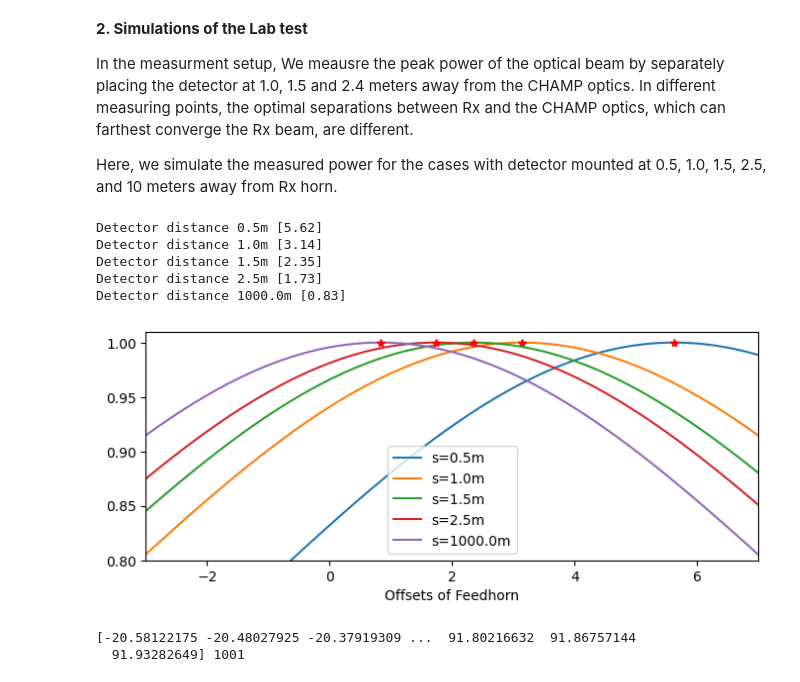
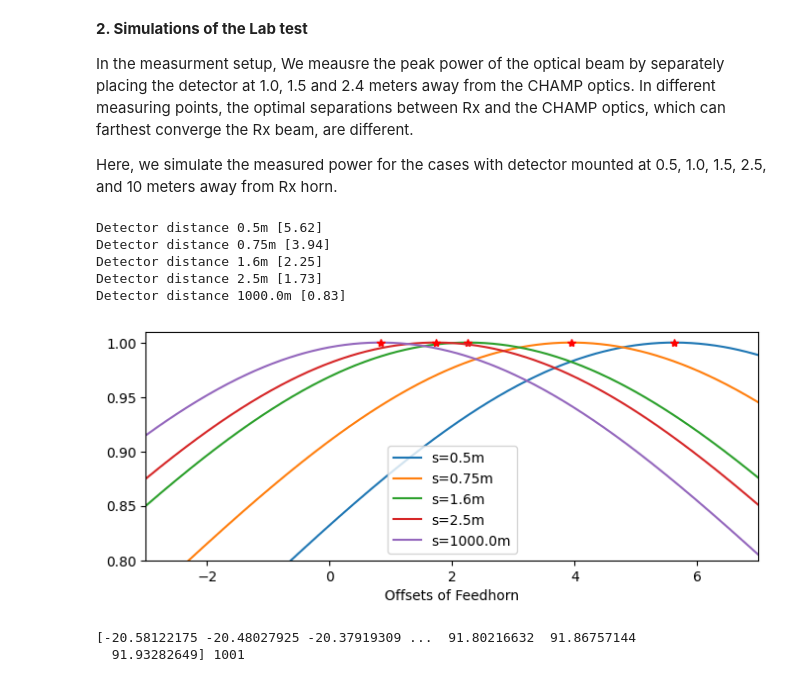
Before and after one commit to XiaodongRencologne/GaussianOptics, a Jupyter notebook: CHAMP_Test.ipynb, the cells around one changed output. Drawn from its saved outputs; the diff is of its cells as text; code cells hidden in the pictures.

```diff
--- a/CHAMP_Test.ipynb
+++ b/CHAMP_Test.ipynb
@@ -84,29 +84,29 @@ def p_w(win,din,dz,s):
     P=P/P.max()
     return D, W_out, W, P
 # %%
-D_source=[500,1000,1500,2500,1000000]
+D_source=[500,750,1600,2500,1000000]
 z=np.linspace(-3,7,1001)
 fig=plt.figure(figsize=(8,3))
 '''Beam power in detector'''
 for item in D_source:
     D_z,W_z,Ws_z,Ps=p_w(win2,din2,z,item)
     '''Beam power in detector'''
     plt.plot(z,Ps,label='s='+str(item/1000)+'m')
     NN=np.where(Ps==1.0)
     print('Detector distance '+str(item/1000)+'m',z[NN])
     plt.plot(z[NN],1.0,'r*')
 plt.ylim([0.8,1.01])
 plt.xlim([z.min(),z.max()])
 plt.legend()
 plt.xlabel('Offsets of Feedhorn')
 plt.show()
 # %% [output]
 Detector distance 0.5m [5.62]
-Detector distance 1.0m [3.14]
-Detector distance 1.5m [2.35]
+Detector distance 0.75m [3.94]
+Detector distance 1.6m [2.25]
 Detector distance 2.5m [1.73]
 Detector distance 1000.0m [0.83]
-[figure, old version]
+[figure, new version]
 # %%
 fig=plt.figure(figsize=(8,3))
 '''Beam power in detector'''
```
